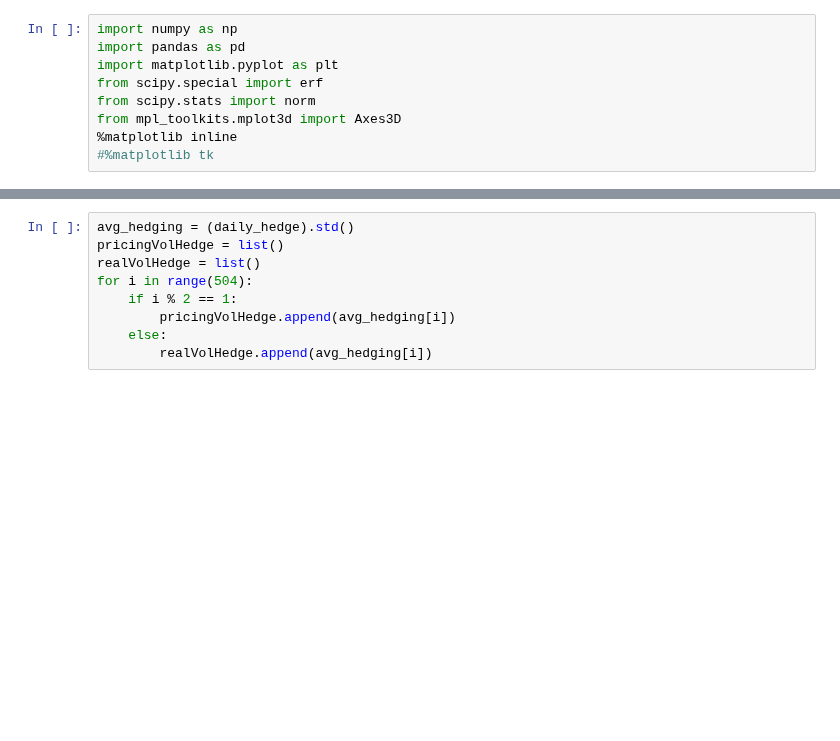
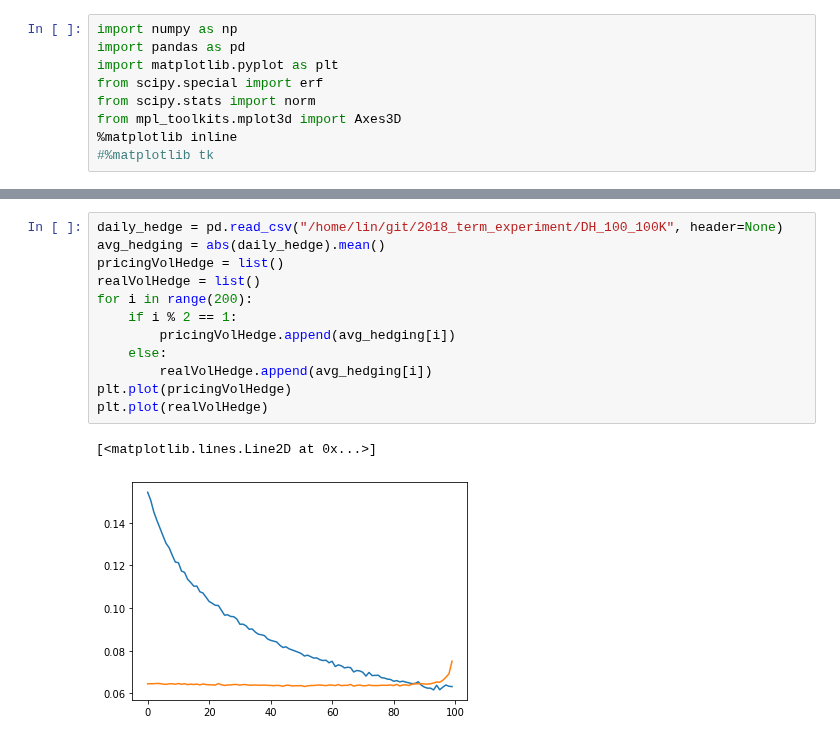
Before and after one commit to linsallyzhao/notebooks, a Jupyter notebook: Summer_project/result of the hedging test(30% vs 10% vol).ipynb, the cells around one changed output, grey strips where cells are left out. Cells and saved outputs as stored; diff of their text form; blank space fills up the shorter version.

```diff
--- a/Summer_project/result of the hedging test(30% vs 10% vol).ipynb
+++ b/Summer_project/result of the hedging test(30% vs 10% vol).ipynb
@@ -172,9 +78,15 @@ daily_hedge.head()
 # %%
-avg_hedging = (daily_hedge).std()
+daily_hedge = pd.read_csv("/home/lin/git/2018_term_experiment/DH_100_100K", header=None)
+avg_hedging = abs(daily_hedge).mean()
 pricingVolHedge = list()
 realVolHedge = list()
-for i in range(504):
+for i in range(200):
     if i % 2 == 1:
         pricingVolHedge.append(avg_hedging[i])
     else:
         realVolHedge.append(avg_hedging[i])
+plt.plot(pricingVolHedge)
+plt.plot(realVolHedge)
+# %% [output]
+[<matplotlib.lines.Line2D at 0x...>]
+[figure, added]
```
Also changed, not shown: parts of 28 cells of this notebook.
